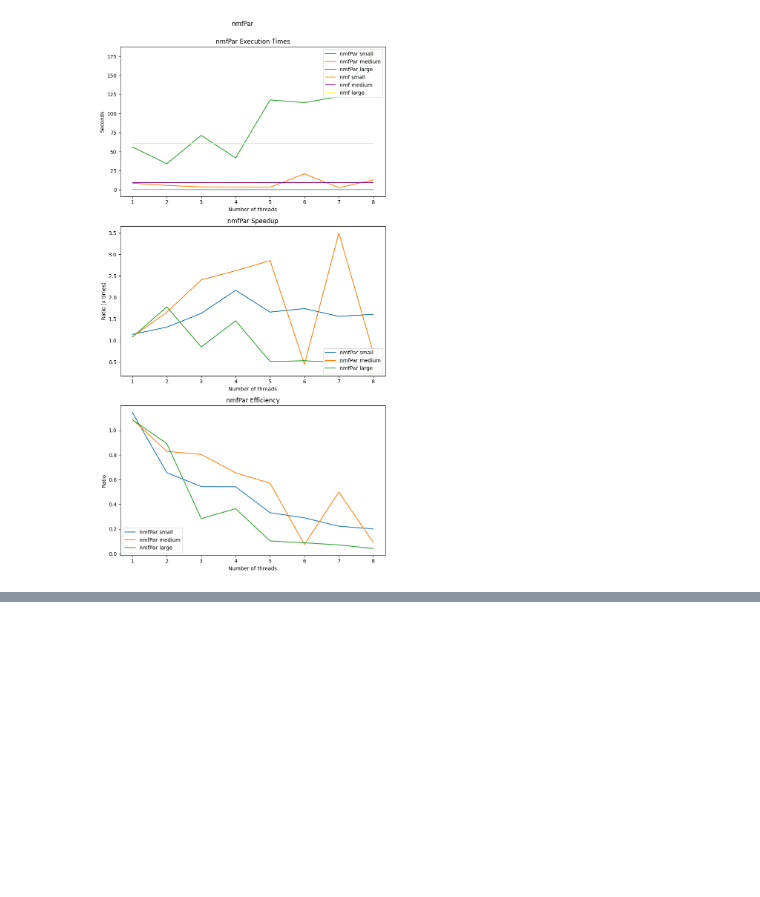
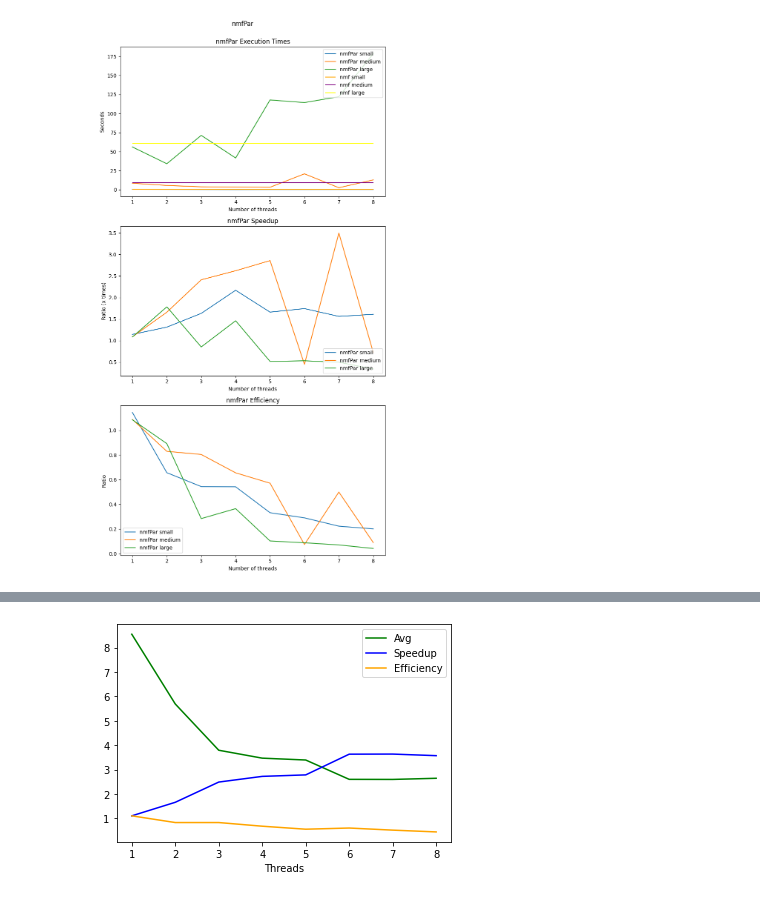
Before and after one commit to NFabrizio/NMF, a Jupyter notebook: results.ipynb, the cells around one changed output, grey strips where cells are left out. Drawn from its saved outputs; the diff is of its cells as text; code cells hidden in the pictures; blank space fills up the shorter version.

```diff
--- a/results.ipynb
+++ b/results.ipynb
@@ -415,0 +473,38 @@ plot_times2(adjusted_data_nmfPar, 'nmfPar', 'nmfPar.png')
+# %%
+# 1 threads for nmfPar -N 6 -I 10000 -T 5 -B 10000 ./test_data/med_data.dat
+# 8.601940, 8.483056, 8.638938, 8.528466, 8.486637, 8.606999, 8.512841,
+# 2 threads for nmfPar -N 6 -I 10000 -T 5 -B 10000 ./test_data/med_data.dat
+# 5.870709, 5.576255, 5.644758, 5.737341, 5.848468, 5.575708, 5.636205,
+# 3 threads for nmfPar -N 6 -I 10000 -T 5 -B 10000 ./test_data/med_data.dat
+# 3.710533, 3.983835, 3.657712, 4.074849, 3.775807, 3.763663, 3.733229,
+# 4 threads for nmfPar -N 6 -I 10000 -T 5 -B 10000 ./test_data/med_data.dat
+# 3.456613, 3.652394, 3.382862, 3.161149, 3.800312, 3.238194, 3.616206,
+# 5 threads for nmfPar -N 6 -I 10000 -T 5 -B 10000 ./test_data/med_data.dat
+# 3.380727, 3.375372, 3.453738, 3.410493, 3.367762, 3.294361, 3.430720,
+# 6 threads for nmfPar -N 6 -I 10000 -T 5 -B 10000 ./test_data/med_data.dat
+# 2.598713, 2.499456, 2.503063, 2.693472, 2.486435, 2.751318, 2.702971,
+# 7 threads for nmfPar -N 6 -I 10000 -T 5 -B 10000 ./test_data/med_data.dat
+# 2.425450, 2.880328, 2.633770, 2.589878, 2.642531, 2.366323, 2.692747,
+# 8 threads for nmfPar -N 6 -I 10000 -T 5 -B 10000 ./test_data/med_data.dat
+# 2.597148, 2.599033, 2.658040, 2.700769, 2.663636, 2.762563, 2.571986,
+
+# load data into arrays based on number of threads
+# 1 threads for nmfPar -N 6 -I 10000 -T 5 -B 10000 ./test_data/med_data.dat
+med_thread_1 = [8.601940, 8.483056, 8.638938, 8.528466, 8.486637, 8.606999, 8.512841]
+med_thread_2 = [5.870709, 5.576255, 5.644758, 5.737341, 5.848468, 5.575708, 5.636205]
+med_thread_3 = [3.710533, 3.983835, 3.657712, 4.074849, 3.775807, 3.763663, 3.733229]
+med_thread_4 = [3.456613, 3.652394, 3.382862, 3.161149, 3.800312, 3.238194, 3.616206]
+med_thread_5 = [3.380727, 3.375372, 3.453738, 3.410493, 3.367762, 3.294361, 3.430720]
+med_thread_6 = [2.598713, 2.499456, 2.503063, 2.693472, 2.486435, 2.751318, 2.702971]
+med_thread_7 = [2.425450, 2.880328, 2.633770, 2.589878, 2.642531, 2.366323, 2.692747]
+med_thread_8 = [2.597148, 2.599033, 2.658040, 2.700769, 2.663636, 2.762563, 2.571986]
+
+seq = [9.475834, 9.463406, 9.556603, 9.353236, 9.466067, 9.390663, 9.415068]
+
+# create a list of the med_thread arrays
+med_threads = [med_thread_1, med_thread_2, med_thread_3, med_thread_4, med_thread_5, med_thread_6, med_thread_7, med_thread_8]
+
+# call speedup method to calculate speedup for each thread
+df_med = calc_speedup(seq, med_threads)
+
+df_med
@@ -415,0 +522,5 @@ plot_times2(adjusted_data_nmfPar, 'nmfPar', 'nmfPar.png')
+# %%
+# plot the speedup for the med data set
+plot_speedup(df_med)
+# %% [output]
+[figure, added]
```
Also changed, not shown: parts of 6 cells of this notebook.
